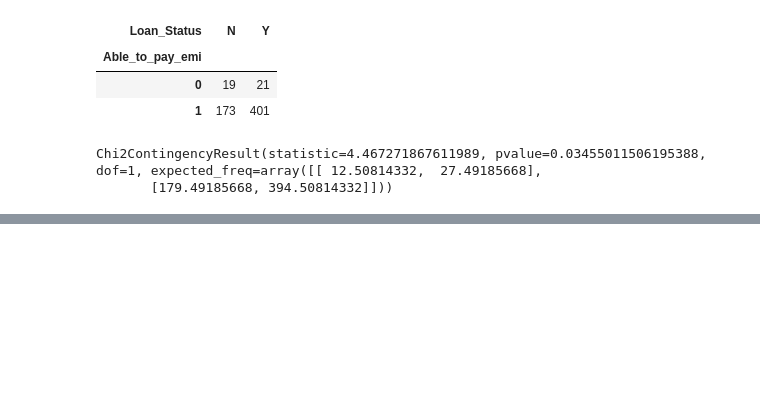
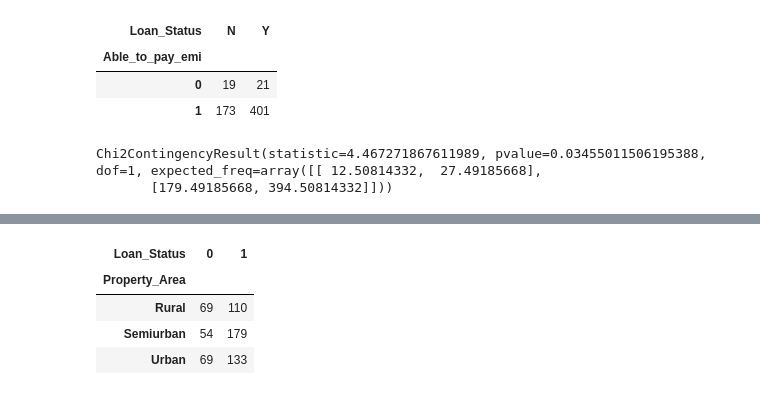
Before and after one commit to Mounikamuniganti/DAV_Fundamentals, a Jupyter notebook: feb23_feature_engineering_1.ipynb, the cells around one changed output, grey strips where cells are left out. Drawn from its saved outputs; the diff is of its cells as text; code cells hidden in the pictures; blank space fills up the shorter version.

```diff
--- a/feb23_feature_engineering_1.ipynb
+++ b/feb23_feature_engineering_1.ipynb
@@ -340,0 +662,3 @@ Conclusion: able_to_pay_emi and LoanStatus are dependent
+# %%
+col = "Married"
+data[col].value_counts()
@@ -340,0 +669,3 @@ Conclusion: able_to_pay_emi and LoanStatus are dependent
+# %%
+data[col] = label_encoder.fit_transform(data[col])
+data[col].value_counts()
@@ -340,0 +676,3 @@ Conclusion: able_to_pay_emi and LoanStatus are dependent
+# %%
+col = "Education"
+data[col].value_counts()
@@ -340,0 +683,3 @@ Conclusion: able_to_pay_emi and LoanStatus are dependent
+# %%
+data[col] = label_encoder.fit_transform(data[col])
+data[col].value_counts()
@@ -340,0 +730,8 @@ Conclusion: able_to_pay_emi and LoanStatus are dependent
+# %%
+pd.crosstab(data["Property_Area"], data["Loan_Status"])
+# %% [output]
+| Loan_Status | 0 | 1 |
+| Property_Area |  |  |
+| Rural | 69 | 110 |
+| Semiurban | 54 | 179 |
+| Urban | 69 | 133 |
```
Also changed, not shown: parts of 63 cells of this notebook.
